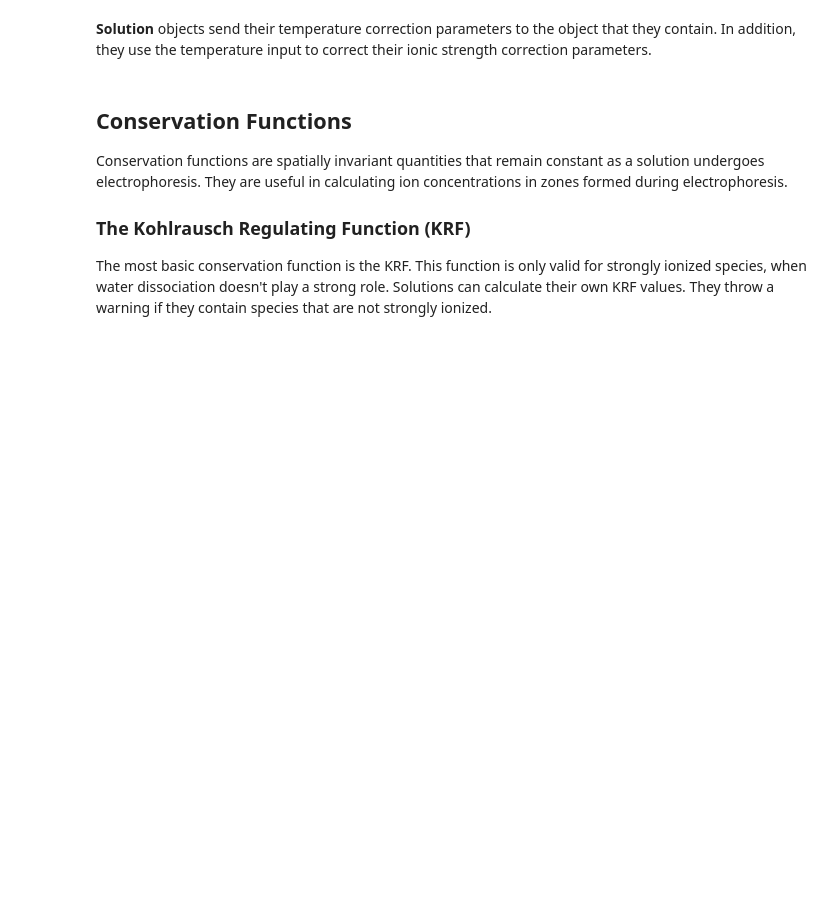
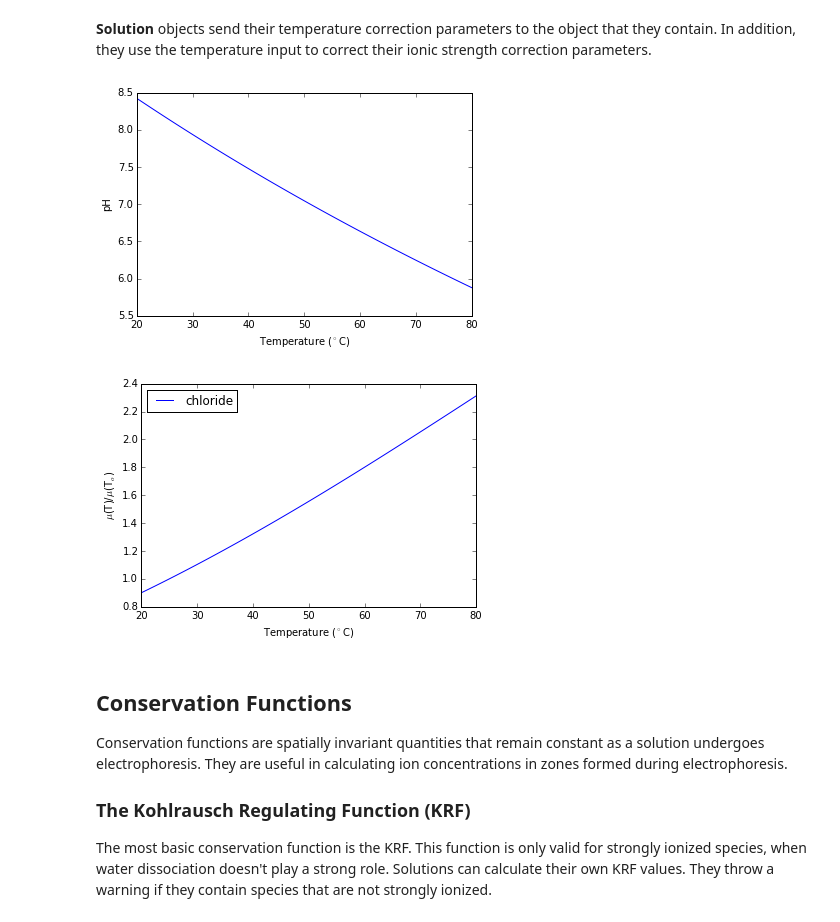
Before and after one commit to lewisamarshall/ionize, a Jupyter notebook: tutorial.ipynb, the cells around one changed output. Drawn from its saved outputs; the diff is of its cells as text; code cells hidden in the pictures; blank space fills up the shorter version.

```diff
--- a/tutorial.ipynb
+++ b/tutorial.ipynb
@@ -228,29 +229,32 @@ AttributeError: 'Ion' object has no attribute 'set_T'
 # %% [markdown]
 **Solution** objects send their temperature correction parameters to the object that they contain. In addition, they use the temperature input to correct their ionic strength correction parameters.
 # %%
-buffer_ref = ionize.Solution(['tris', 'hydrochloric acid'], [.200, .100], T=25)
-mu_ref = buffer_ref.ions[1].effective_mobility()
+buffer_ref = ionize.Solution(['tris', 'hydrochloric acid'], [.200, .100], temperature=25.)
+mu_ref = buffer_ref.ions[1].mobility()
 mup = []
 pH = []
 I = []
 mu=[]
 cond = []
 for Tp in T:
-    buffer = ionize.Solution([tris, hcl], [.200, .100], T=Tp)
-    mu.append(buffer.ions[1].effective_mobility())
-    mup.append(buffer.ions[1].effective_mobility()/mu_ref)
+    buffer = ionize.Solution([tris, hcl], [.200, .100], temperature=Tp)
+    mu.append(buffer.ions[1].mobility())
+    mup.append(buffer.ions[1].mobility()/mu_ref)
     pH.append(buffer.pH)
-    I.append(buffer.I)
+    I.append(buffer.ionic_strength)
     cond.append(buffer.conductivity())
 #     mup.append(hcl.nightingale_function(Tp))
 cond_norm = [c / cond[0] for c in cond]
 figure()
 plot(T, pH); xlabel('Temperature ($^{\circ}$C)'); ylabel('pH')
 show()
 
 figure()
 plot(T, mup, label='chloride'); xlabel('Temperature ($^{\circ}$C)'); ylabel('$\mu$(T)/$\mu$(T$_o$)'); legend(loc='upper left')
 show()
+# %% [output]
+[figure, added]
+[figure, added]
 # %% [markdown]
 Conservation Functions
 --------------------
```
Also changed, not shown: parts of 8 cells of this notebook, 3 other files.
